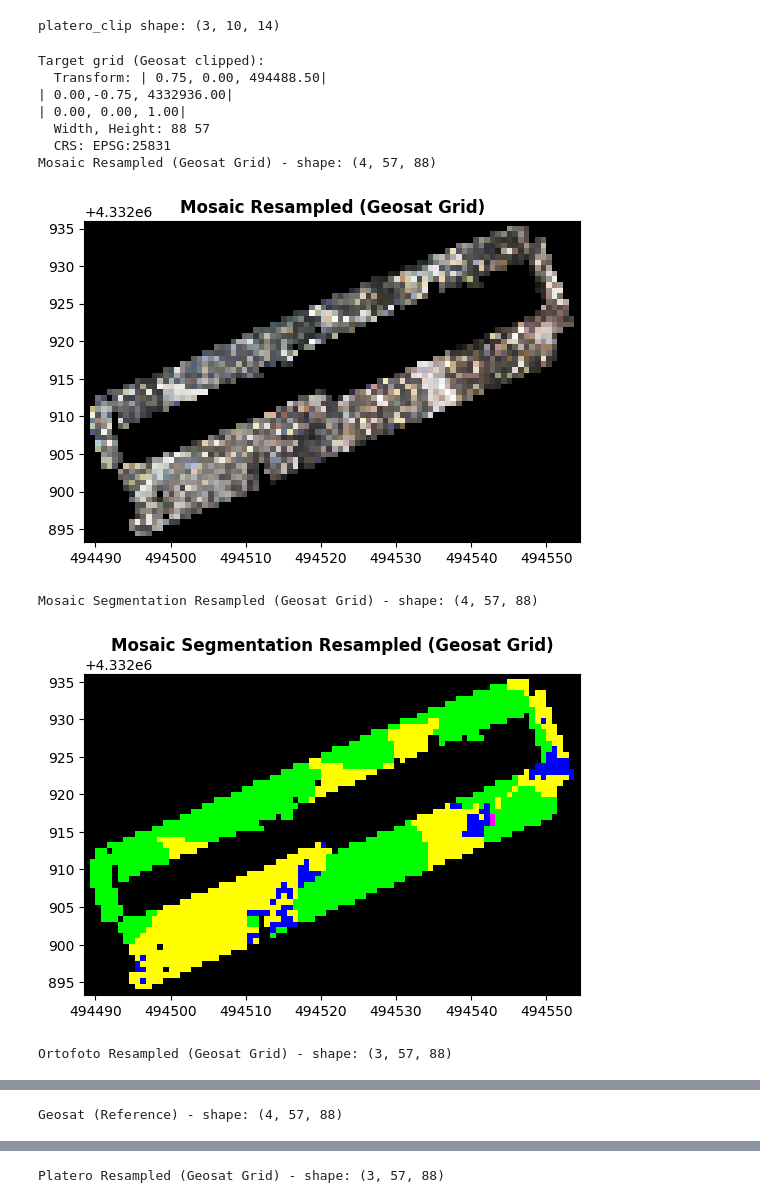
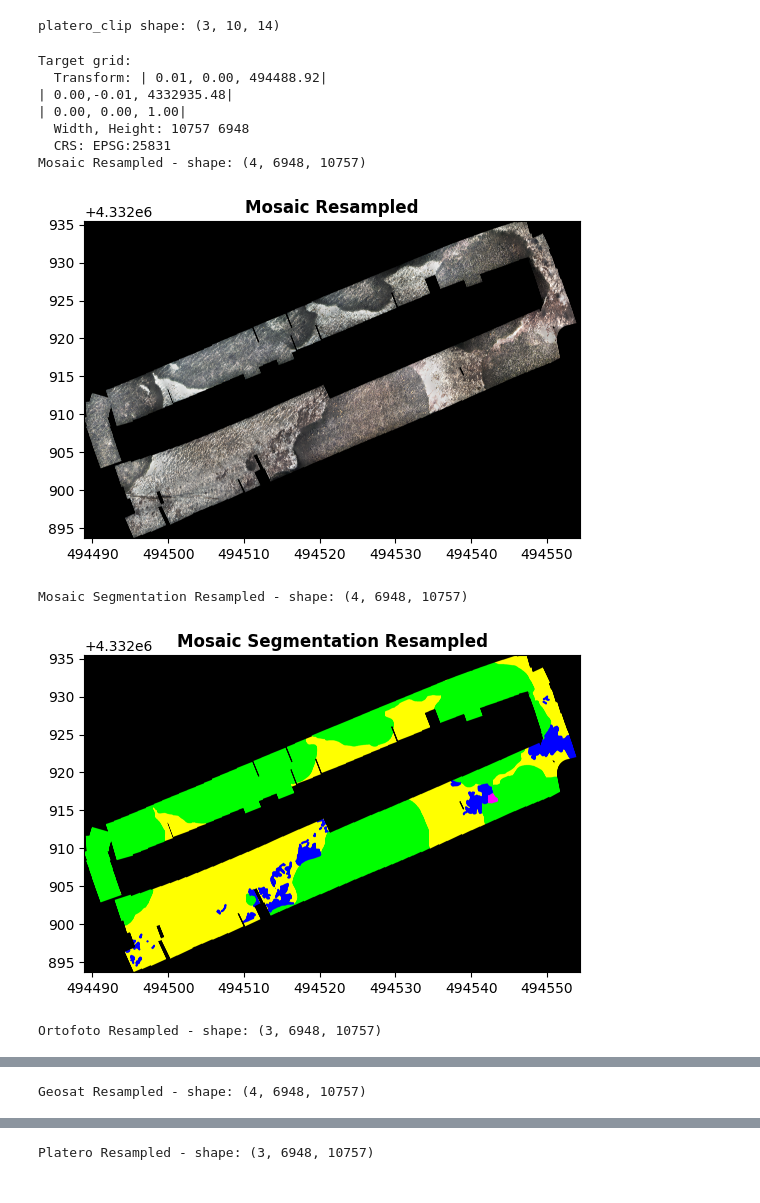
Before and after one commit to srv/opencosmos, a Jupyter notebook: opencosmos.ipynb, the cells around one changed output, grey strips where cells are left out. Cells and saved outputs as stored; diff of their text form; code cells hidden in the pictures.

```diff
--- a/opencosmos.ipynb
+++ b/opencosmos.ipynb
@@ -188,18 +188,22 @@ def resample_clipped(src_array, src_transform, src_crs,
     )
     return dst
 
-# --- Target = Geosat clipped grid ---
-target_transform = geosat_clip_transform
-target_crs = geosat_tif.crs
-target_width = geosat_clip.shape[2]
-target_height = geosat_clip.shape[1]
+# --- Target ---
+target = "ortofoto"
 
-print("Target grid (Geosat clipped):")
+# Dynamically access variables based on target name
+target_transform = globals()[f"{target}_clip_transform"]
+target_crs = globals()[f"{target}_tif"].crs
+target_width = globals()[f"{target}_clip"].shape[2]
+target_height = globals()[f"{target}_clip"].shape[1]
+
+
+print("Target grid:")
 print("  Transform:", target_transform)
 print("  Width, Height:", target_width, target_height)
 print("  CRS:", target_crs)
 
-# --- Resample all clipped rasters to Geosat grid ---
+# --- Resample all clipped rasters to target grid ---
 mosaic_resampled = resample_clipped(
     mosaic_clip, mosaic_clip_transform, mosaic_tif.crs,
     target_transform, target_crs, target_height, target_width,
@@ -220,7 +224,10 @@ platero_resampled = resample_clipped(
     target_transform, target_crs, target_height, target_width,
     resampling=Resampling.nearest)
 
-geosat_resampled = geosat_clip  # already in target grid
+geosat_resampled = resample_clipped(
+    geosat_clip, geosat_clip_transform, geosat_tif.crs,
+    target_transform, target_crs, target_height, target_width,
+    resampling=Resampling.nearest)
 
 # --- Plotting with scaling ---
 def plot_raster_scaled(array, transform, title):
@@ -230,44 +237,44 @@ def plot_raster_scaled(array, transform, title):
         scaled = np.zeros_like(array, dtype=np.float32)
         for i in range(3):
             b = array[i].astype(np.float32)
             min_val, max_val = np.nanmin(b), np.nanmax(b)
             if max_val > min_val:
                 scaled[i] = (b - min_val) / (max_val - min_val)
             else:
                 scaled[i] = b
         rasterio.plot.show(scaled[[0, 1, 2]], transform=transform, title=title)
     else:
         b = array[0].astype(np.float32)
         min_val, max_val = np.nanmin(b), np.nanmax(b)
         if max_val > min_val:
             b_scaled = (b - min_val) / (max_val - min_val)
         else:
             b_scaled = b
         rasterio.plot.show(b_scaled, transform=transform, title=title)
 
 # --- Plot all rasters ---
-plot_raster_scaled(mosaic_resampled, target_transform, "Mosaic Resampled (Geosat Grid)")
-plot_raster_scaled(mosaic_seg_resampled, target_transform, "Mosaic Segmentation Resampled (Geosat Grid)")
-plot_raster_scaled(ortofoto_resampled, target_transform, "Ortofoto Resampled (Geosat Grid)")
-plot_raster_scaled(geosat_resampled, target_transform, "Geosat (Reference)")
-plot_raster_scaled(platero_resampled, target_transform, "Platero Resampled (Geosat Grid)")
+plot_raster_scaled(mosaic_resampled, target_transform, "Mosaic Resampled")
+plot_raster_scaled(mosaic_seg_resampled, target_transform, "Mosaic Segmentation Resampled")
+plot_raster_scaled(ortofoto_resampled, target_transform, "Ortofoto Resampled")
+plot_raster_scaled(geosat_resampled, target_transform, "Geosat Resampled")
+plot_raster_scaled(platero_resampled, target_transform, "Platero Resampled")
 
 # --- Shape & consistency checks ---
 print("\n--- Shape check (all should match) ---")
 print("Mosaic:", mosaic_resampled.shape)
 print("Mosaic Seg:", mosaic_seg_resampled.shape)
 print("Ortofoto:", ortofoto_resampled.shape)
 print("Geosat:", geosat_resampled.shape)
 print("Platero:", platero_resampled.shape)
 # %% [output]
-Target grid (Geosat clipped):
-  Transform: | 0.75, 0.00, 494488.50|
-| 0.00,-0.75, 4332936.00|
+Target grid:
+  Transform: | 0.01, 0.00, 494488.92|
+| 0.00,-0.01, 4332935.48|
 | 0.00, 0.00, 1.00|
-  Width, Height: 88 57
+  Width, Height: 10757 6948
   CRS: EPSG:25831
-Mosaic Resampled (Geosat Grid) - shape: (4, 57, 88)
+Mosaic Resampled - shape: (4, 6948, 10757)
-[figure, old version]
+[figure, new version]
-Mosaic Segmentation Resampled (Geosat Grid) - shape: (4, 57, 88)
+Mosaic Segmentation Resampled - shape: (4, 6948, 10757)
-[figure, old version]
+[figure, new version]
-Ortofoto Resampled (Geosat Grid) - shape: (3, 57, 88)
+Ortofoto Resampled - shape: (3, 6948, 10757)
@@ -275 +282 @@ Ortofoto Resampled (Geosat Grid) - shape: (3, 57, 88)
-Geosat (Reference) - shape: (4, 57, 88)
+Geosat Resampled - shape: (4, 6948, 10757)
@@ -277 +284 @@ Geosat (Reference) - shape: (4, 57, 88)
-Platero Resampled (Geosat Grid) - shape: (3, 57, 88)
+Platero Resampled - shape: (3, 6948, 10757)
```
Also changed, not shown: parts of 4 cells of this notebook.
